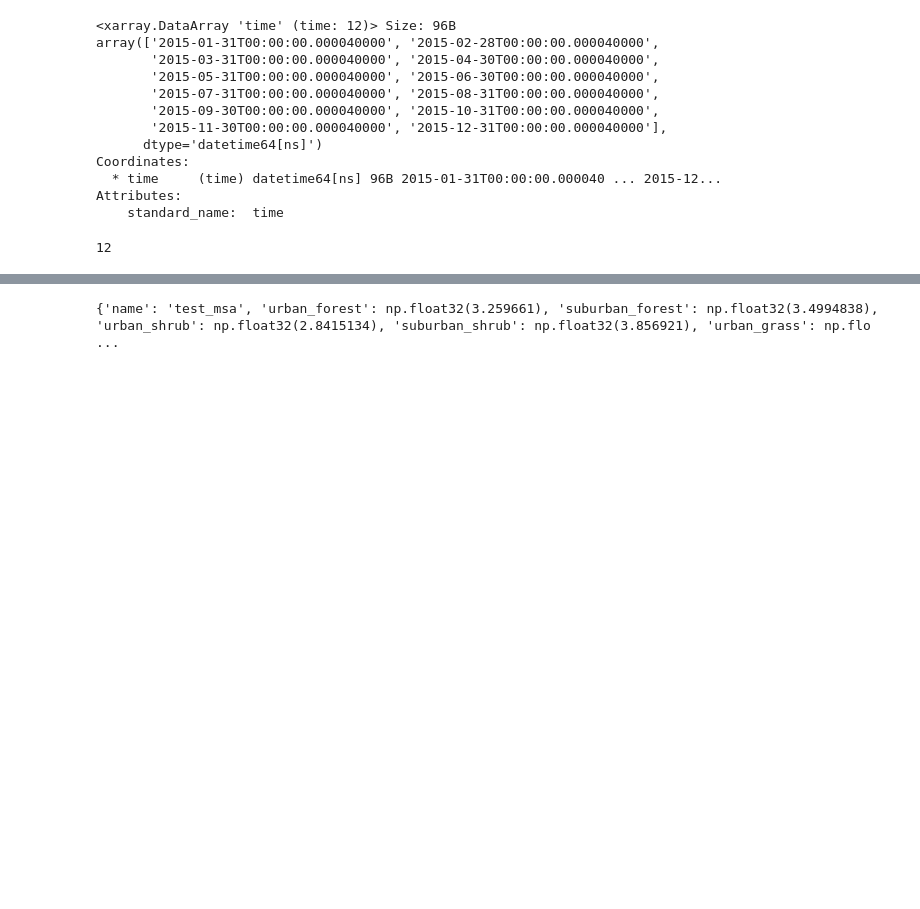
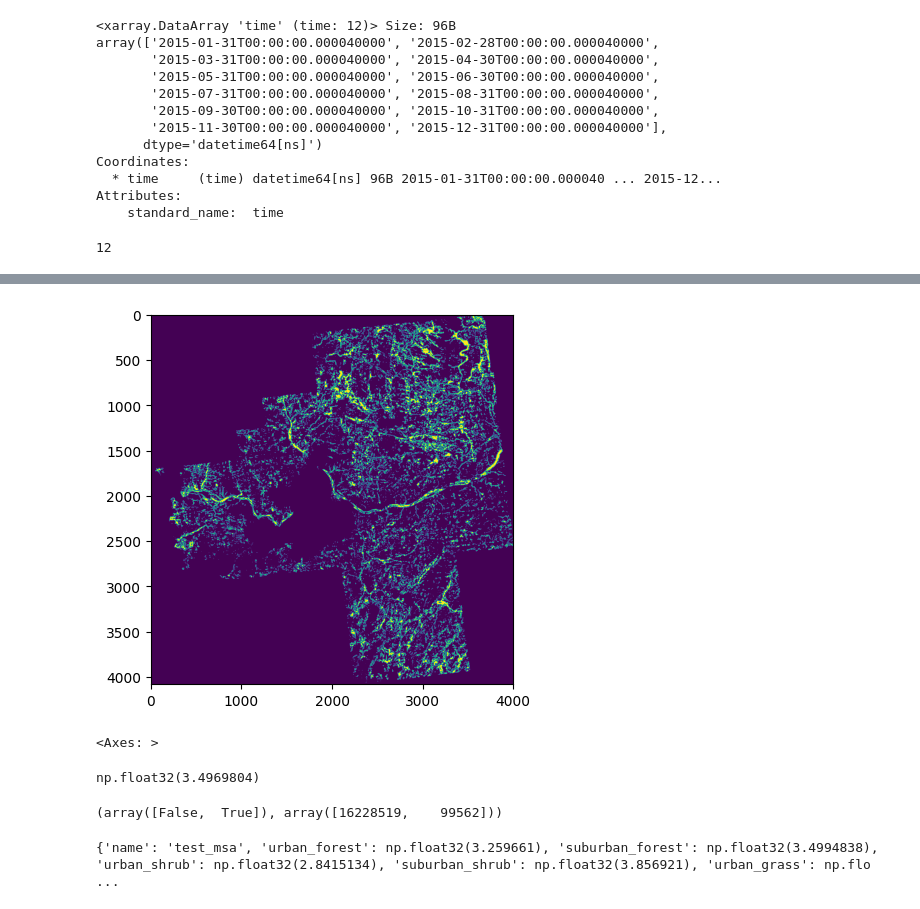
Before and after one commit to qifan-wu/urban_greening_windows, a Jupyter notebook: downscale_1msa.ipynb, the cells around one changed output, grey strips where cells are left out. Cells and saved outputs as stored; diff of their text form; code cells hidden in the pictures; blank space fills up the shorter version.

```diff
--- a/downscale_1msa.ipynb
+++ b/downscale_1msa.ipynb
@@ -224,3 +226,19 @@ nlcd_mask_dict = {
+# %%
+landcover_mask = nlcd_mask_dict['suburban_wetland']
+rasterio.plot.show(landcover_mask)
+# %% [output]
+[figure, added]
+<Axes: >
+# %%
+
+
+np.nanmean(gpp_msa_rr[landcover_mask])
+# %% [output]
+np.float32(3.4969804)
+# %%
+np.unique(landcover_mask, return_counts=True)
+# %% [output]
+(array([False,  True]), array([16228519,    99562]))
 # %%
 from rasterio.features import geometry_mask
 import rasterstats
```
Also changed, not shown: parts of 3 cells of this notebook, 5 other files.
